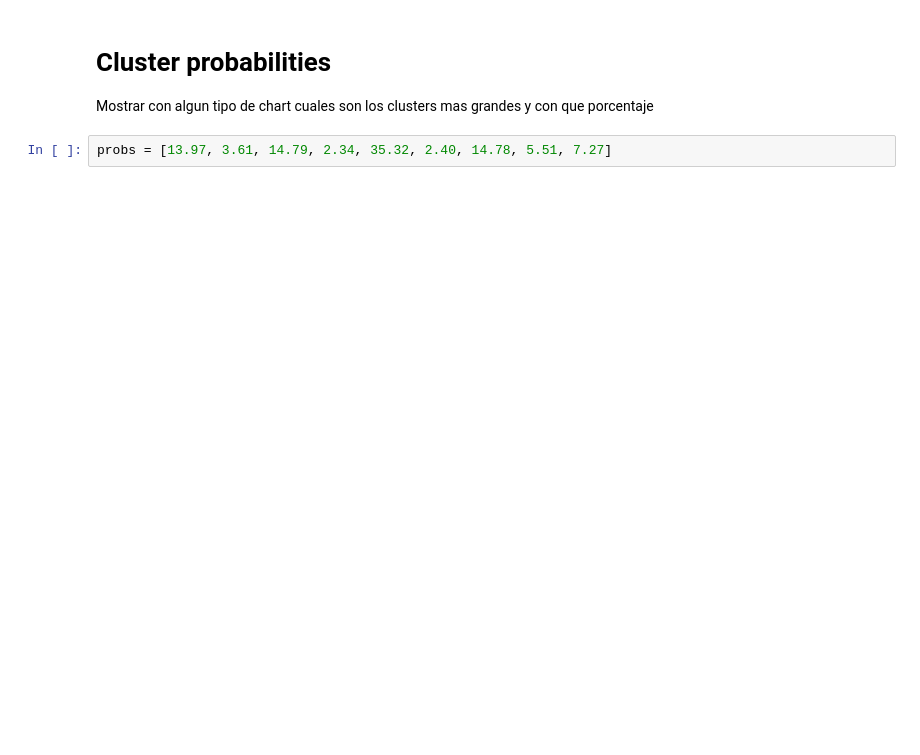
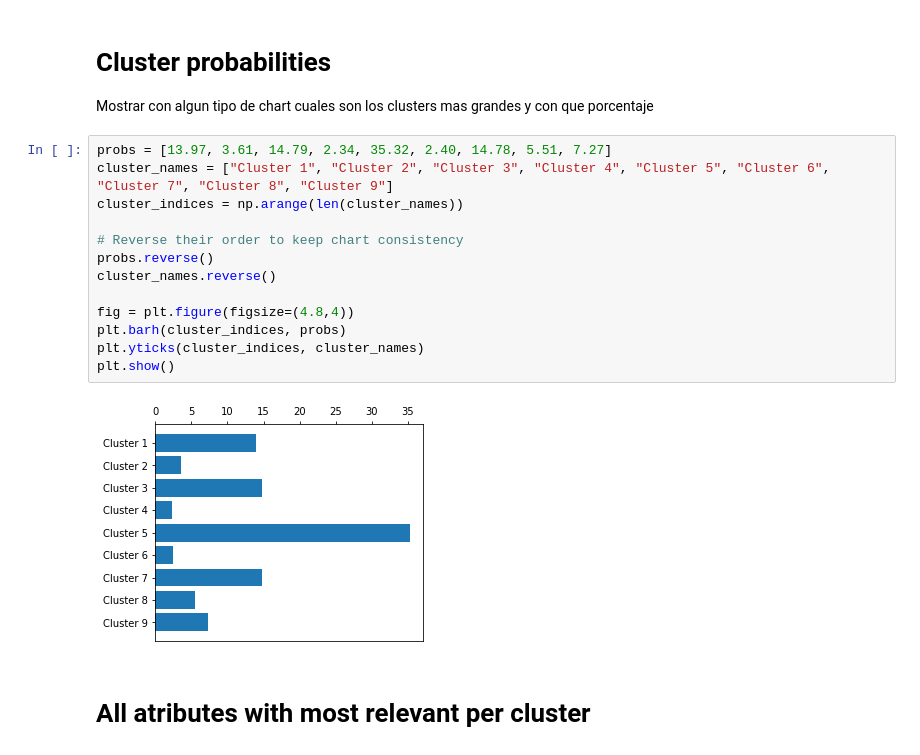
Before and after one commit to ferjorosa/allen-clustering, a Jupyter notebook: python/Generate.ipynb, the cells around one changed output. Saved outputs shown, nothing was run; the diff lists cells and outputs as text; blank space fills up the shorter version.

```diff
--- a/python/Generate.ipynb
+++ b/python/Generate.ipynb
@@ -343,5 +400,20 @@ plt.show()
 # %% [markdown]
 # Cluster probabilities
 Mostrar con algun tipo de chart cuales son los clusters mas grandes y con que porcentaje
-# %%
-probs = [13.97, 3.61, 14.79, 2.34, 35.32, 2.40, 14.78, 5.51, 7.27]
+# %%
+probs = [13.97, 3.61, 14.79, 2.34, 35.32, 2.40, 14.78, 5.51, 7.27]
+cluster_names = ["Cluster 1", "Cluster 2", "Cluster 3", "Cluster 4", "Cluster 5", "Cluster 6", "Cluster 7", "Cluster 8", "Cluster 9"]
+cluster_indices = np.arange(len(cluster_names))
+
+# Reverse their order to keep chart consistency
+probs.reverse()
+cluster_names.reverse()
+
+fig = plt.figure(figsize=(4.8,4))
+plt.barh(cluster_indices, probs)
+plt.yticks(cluster_indices, cluster_names)
+plt.show()
+# %% [output]
+[figure, added]
+# %% [markdown]
+# All atributes with most relevant per cluster
```
Also changed, not shown: parts of 7 cells of this notebook, 3 other files.
